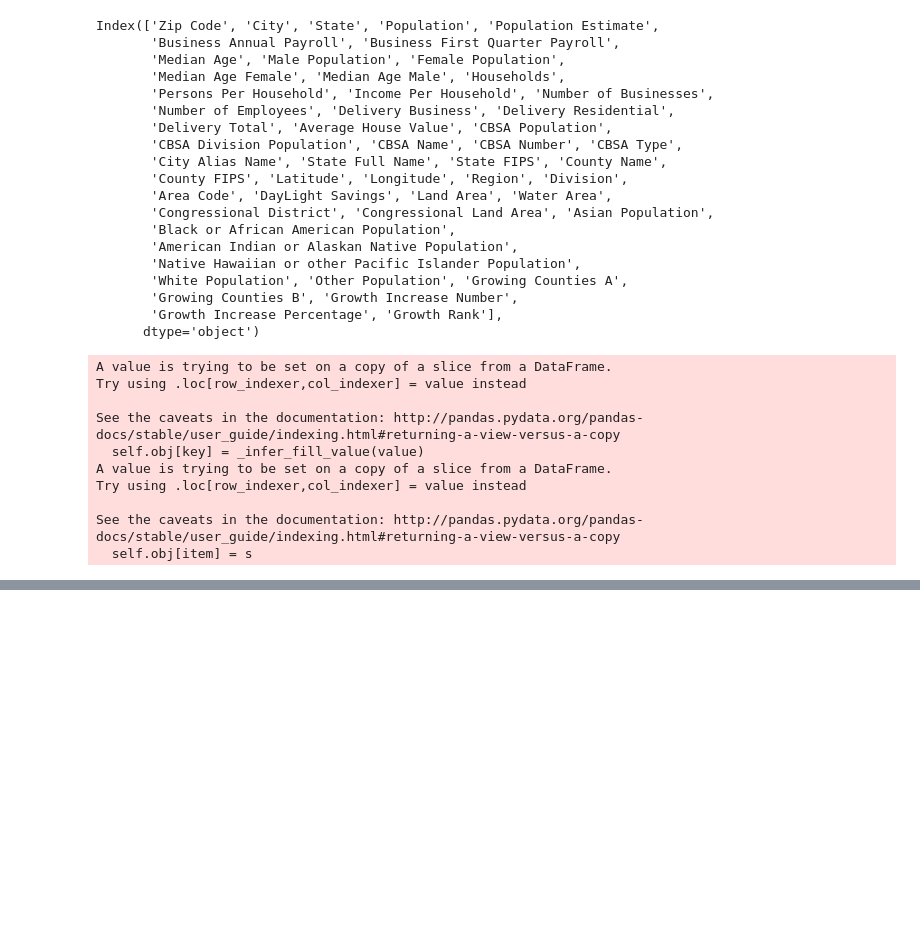
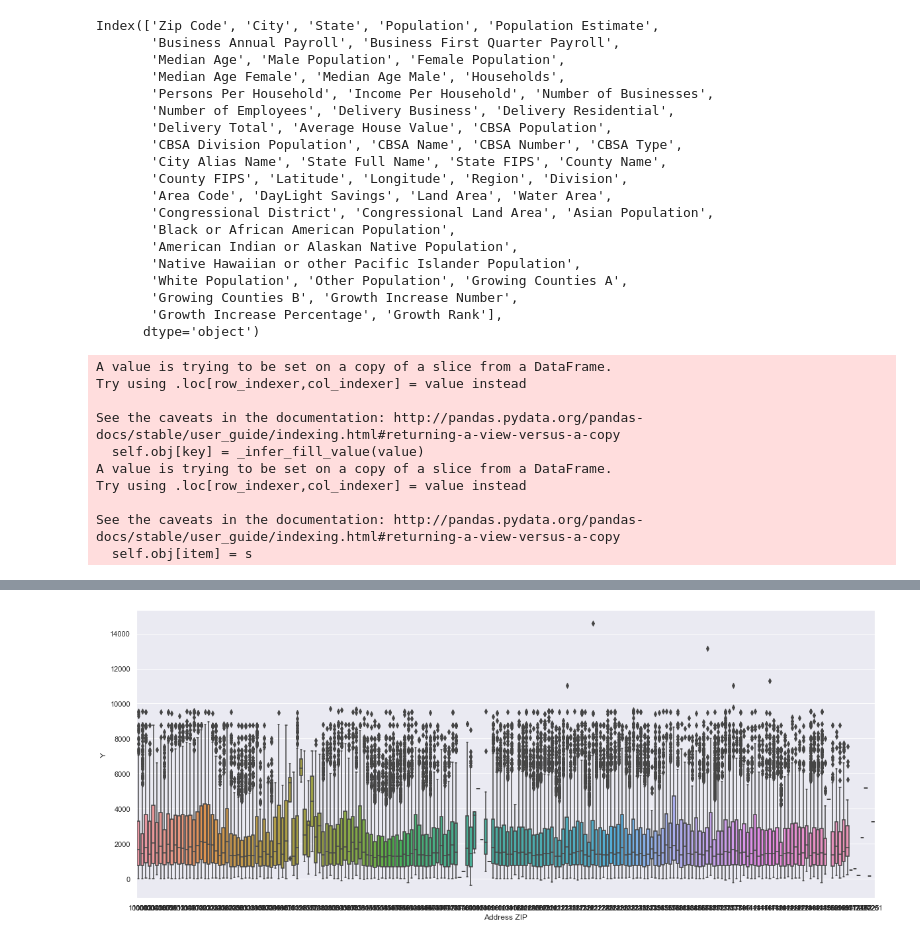
Before and after one commit to ccpokxii/NYC-Company-Survival-Analysis, a Jupyter notebook: Cox_regression.ipynb, the cells around one changed output, grey strips where cells are left out. Cells and saved outputs as stored; diff of their text form; code cells hidden in the pictures; blank space fills up the shorter version.

```diff
--- a/Cox_regression.ipynb
+++ b/Cox_regression.ipynb
@@ -101,0 +136,6 @@ df_com
+# %%
+plt.figure(figsize=(20,8))
+sns.boxplot(x='Address ZIP', y='Y',data=df_com)
+plt.show()
+# %% [output]
+[figure, added]
```
Also changed, not shown: parts of 25 cells of this notebook.
